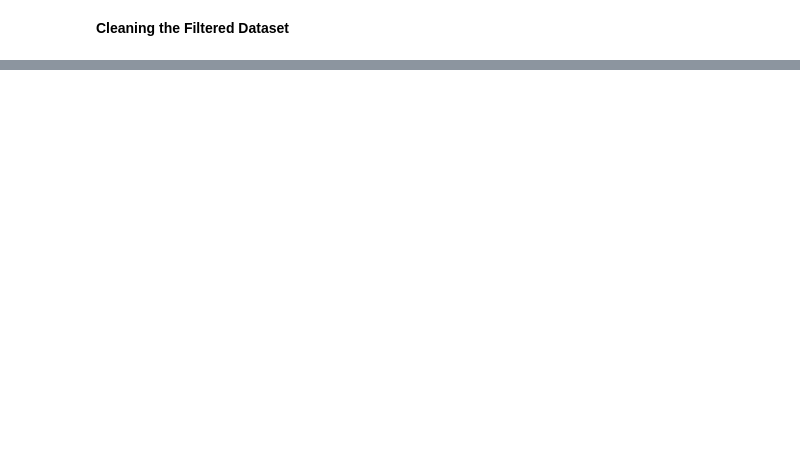
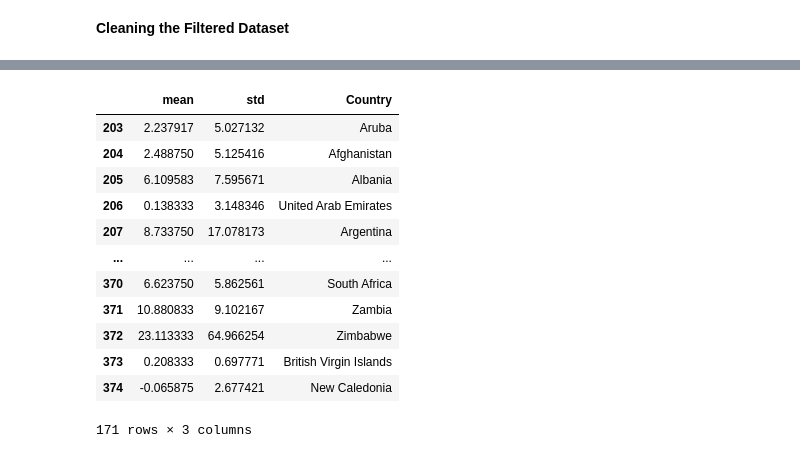
Before and after one commit to heatherrichardson300/Project_1_Inflation, a Jupyter notebook: Jeremy_work/GlobalEnergyConsumption.ipynb, the cells around one changed output, grey strips where cells are left out. Saved outputs shown, nothing was run; the diff lists cells and outputs as text; code cells hidden in the pictures; blank space fills up the shorter version.

```diff
--- a/Jeremy_work/GlobalEnergyConsumption.ipynb
+++ b/Jeremy_work/GlobalEnergyConsumption.ipynb
@@ -99,0 +134,21 @@ Length: 64, dtype: int64
+# %%
+# Country-Wise Summary Statistics
+country_stats = fixed_energy_df[year_columns].agg(['mean', 'std'], axis=1)
+
+# Add country names
+country_stats['Country'] = fixed_energy_df['Country']
+country_stats
+# %% [output]
+|  | mean | std | Country |
+| 203 | 2.237917 | 5.027132 | Aruba |
+| 204 | 2.488750 | 5.125416 | Afghanistan |
+| 205 | 6.109583 | 7.595671 | Albania |
+| 206 | 0.138333 | 3.148346 | United Arab Emirates |
+| 207 | 8.733750 | 17.078173 | Argentina |
+| ... | ... | ... | ... |
+| 370 | 6.623750 | 5.862561 | South Africa |
+| 371 | 10.880833 | 9.102167 | Zambia |
+| 372 | 23.113333 | 64.966254 | Zimbabwe |
+| 373 | 0.208333 | 0.697771 | British Virgin Islands |
+| 374 | -0.065875 | 2.677421 | New Caledonia |
+171 rows × 3 columns
```
Also changed, not shown: parts of 14 cells of this notebook, 9 other files.
